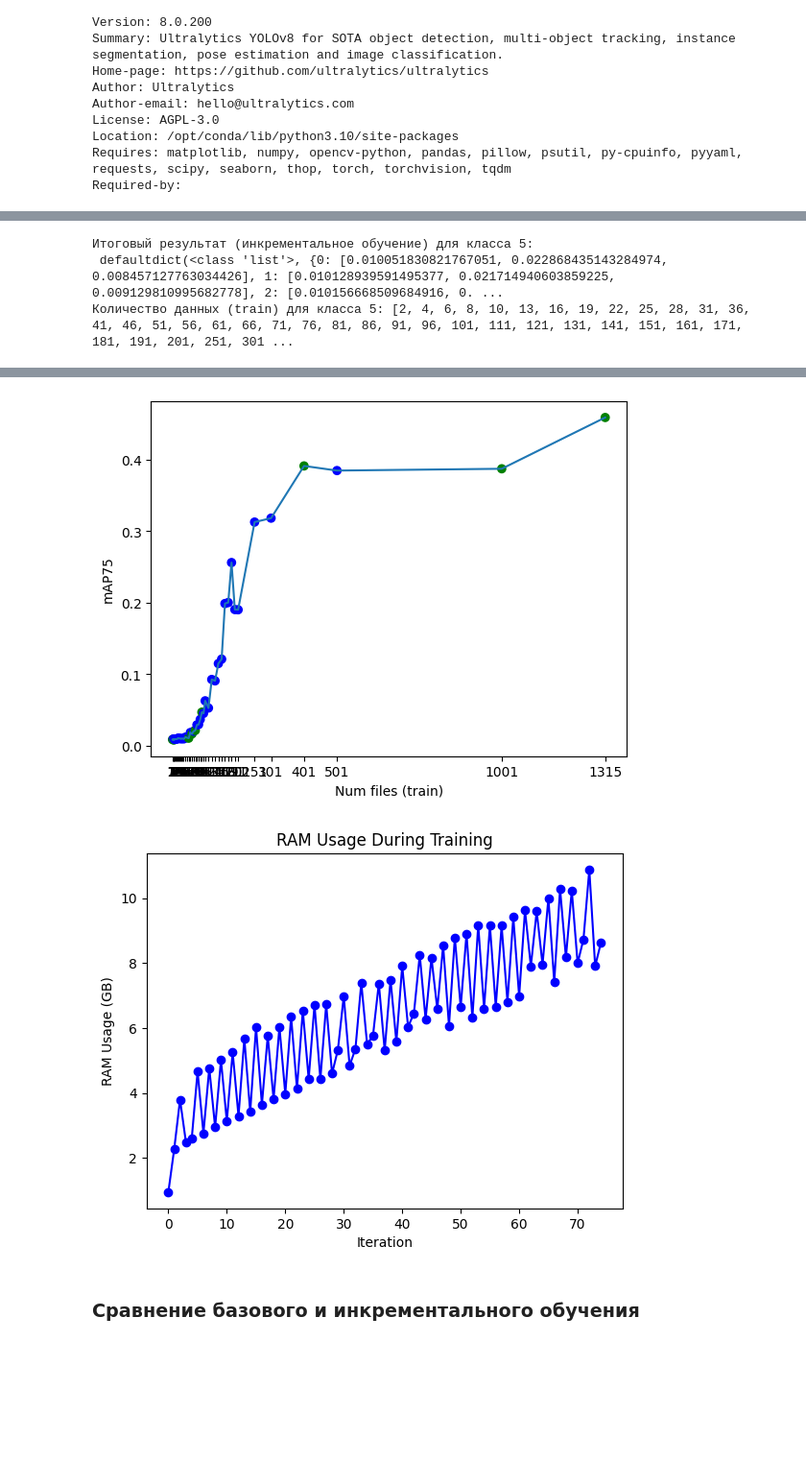
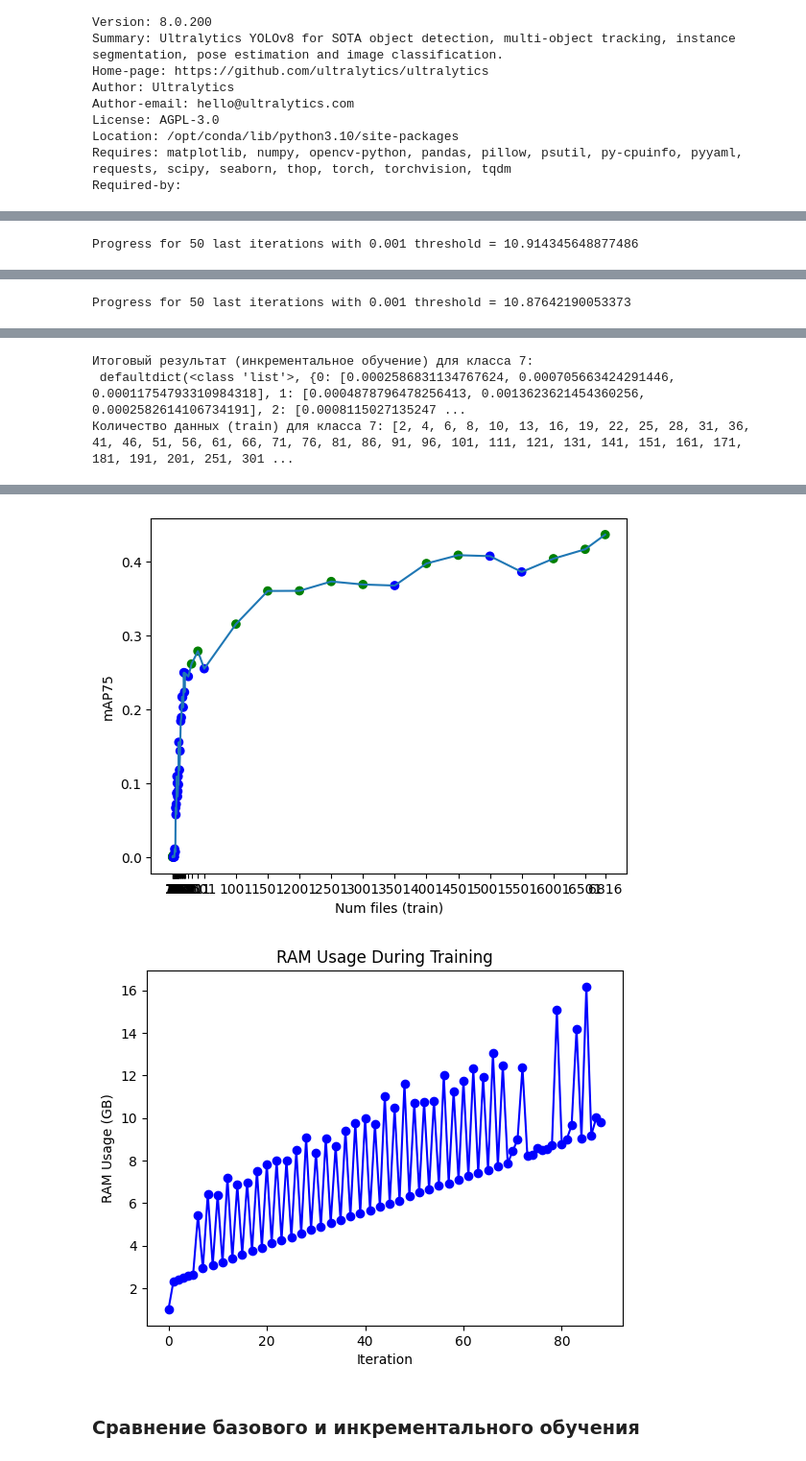
Before and after one commit to CTLab-ITMO/PTS-SP, a Jupyter notebook: yolov8.ipynb, the cells around one changed output, grey strips where cells are left out. Shown at 96% size. Drawn from its saved outputs; the diff is of its cells as text; code cells hidden in the pictures; blank space fills up the shorter version.

Commit message:
Kaggle Notebook | yolov8 | Version 124

```diff
--- a/yolov8.ipynb
+++ b/yolov8.ipynb
@@ -815,7 +875,7 @@ class YoloModel:
 locale.getpreferredencoding = lambda: "UTF-8"
 
 PATH_TO_MODEL = "/kaggle/working/yolov8m-seg.pt"
-PATH_TO_YAML = "/kaggle/working/dataset/isaid_class_5/data.yaml"
+PATH_TO_YAML = "/kaggle/working/dataset/isaid_class_7/data.yaml"
 TRAIN_PERC = 0.8
 TEST_PERC = 0.1
 VAL_PERC = 0.1
@@ -838,7 +898,7 @@ exp_inc = YoloModel(PATH_TO_MODEL, PATH_TO_YAML, TRAIN_PERC, TEST_PERC, VAL_PERC
 # exp_inc.increm_learning(KEEP_PERC, ITERS, PIECE_PERC, FIB_FLAG, PREV_NUM, THRESHOLD)
 # exp_inc.plot_ram_usage()
 
-exp_inc.increm_learning_one_class('5', KEEP_PERC, ITERS, PIECE_PERC, FIB_FLAG, PREV_NUM, THRESHOLD)
+exp_inc.increm_learning_one_class('7', KEEP_PERC, ITERS, PIECE_PERC, FIB_FLAG, PREV_NUM, THRESHOLD)
 exp_inc.plot_ram_usage()
 # %% [output]
 Кол-во пустых файлов - 0
@@ -878,3 +938 @@ YOLOv8m-seg summary (fused): 245 layers, 27231069 parameters, 0 gradients, 110.0
-Итоговый результат (инкрементальное обучение) для класса 5:
- defaultdict(<class 'list'>, {0: [0.010051830821767051, 0.022868435143284974, 0.008457127763034426], 1: [0.010128939591495377, 0.021714940603859225, 0.009129810995682778], 2: [0.010156668509684916, 0. ...
-Количество данных (train) для класса 5: [2, 4, 6, 8, 10, 13, 16, 19, 22, 25, 28, 31, 36, 41, 46, 51, 56, 61, 66, 71, 76, 81, 86, 91, 96, 101, 111, 121, 131, 141, 151, 161, 171, 181, 191, 201, 251, 301 ...
+Progress for 50 last iterations with 0.001 threshold = 10.914345648877486
@@ -880,0 +956 @@ YOLOv8m-seg summary (fused): 245 layers, 27231069 parameters, 0 gradients, 110.0
+Progress for 50 last iterations with 0.001 threshold = 10.87642190053373
@@ -880,0 +974,3 @@ YOLOv8m-seg summary (fused): 245 layers, 27231069 parameters, 0 gradients, 110.0
+Итоговый результат (инкрементальное обучение) для класса 7:
+ defaultdict(<class 'list'>, {0: [0.0002586831134767624, 0.000705663424291446, 0.00011754793310984318], 1: [0.0004878796478256413, 0.0013623621454360256, 0.0002582614106734191], 2: [0.0008115027135247 ...
+Количество данных (train) для класса 7: [2, 4, 6, 8, 10, 13, 16, 19, 22, 25, 28, 31, 36, 41, 46, 51, 56, 61, 66, 71, 76, 81, 86, 91, 96, 101, 111, 121, 131, 141, 151, 161, 171, 181, 191, 201, 251, 301 ...
@@ -883,5 +979,5 @@ YOLOv8m-seg summary (fused): 245 layers, 27231069 parameters, 0 gradients, 110.0
-[figure, old version]
+[figure, new version]
-[figure, old version]
+[figure, new version]
 # %% [markdown]
 ### Сравнение базового и инкрементального обучения
 # %% [markdown]
```
Also changed, not shown: parts of 5 cells of this notebook.
